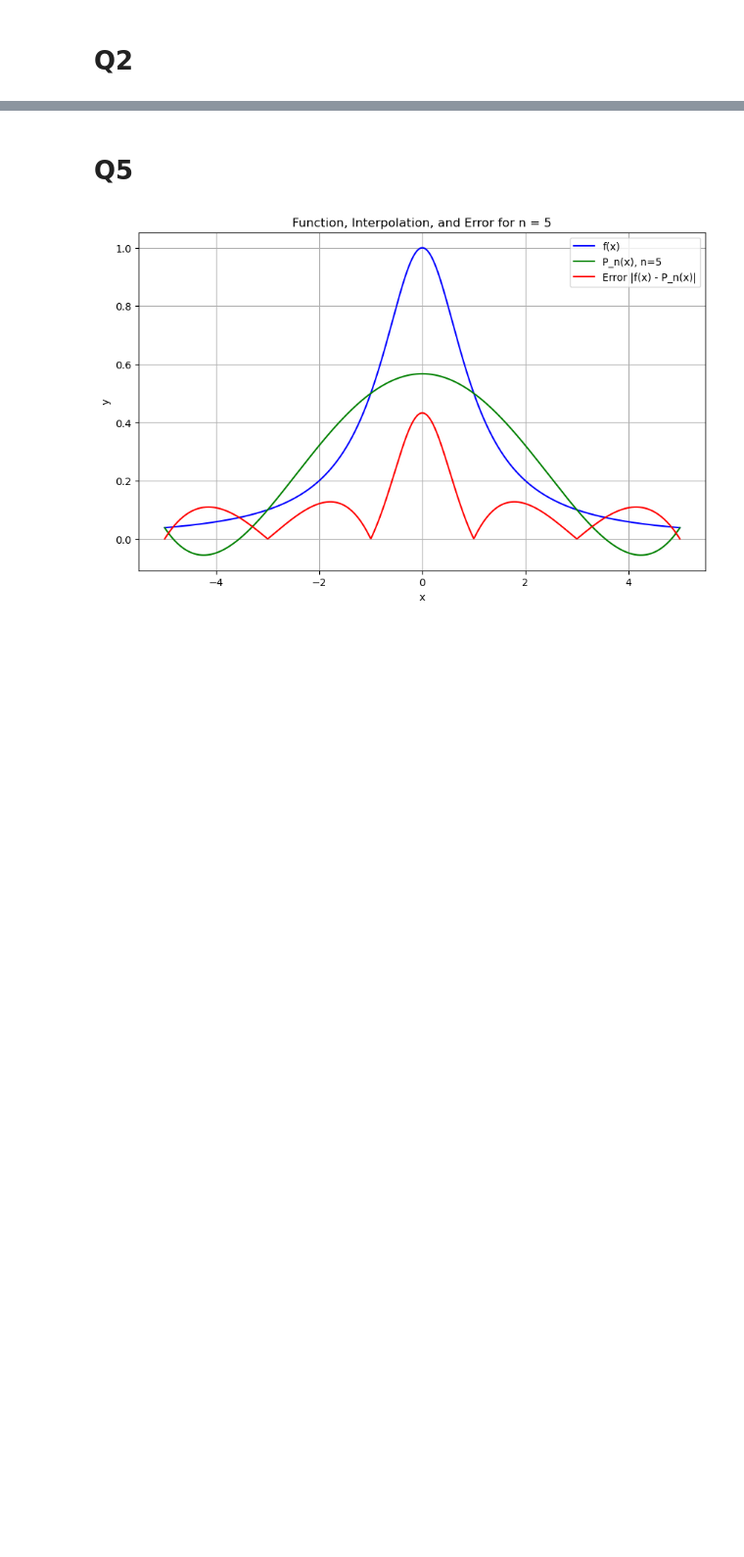
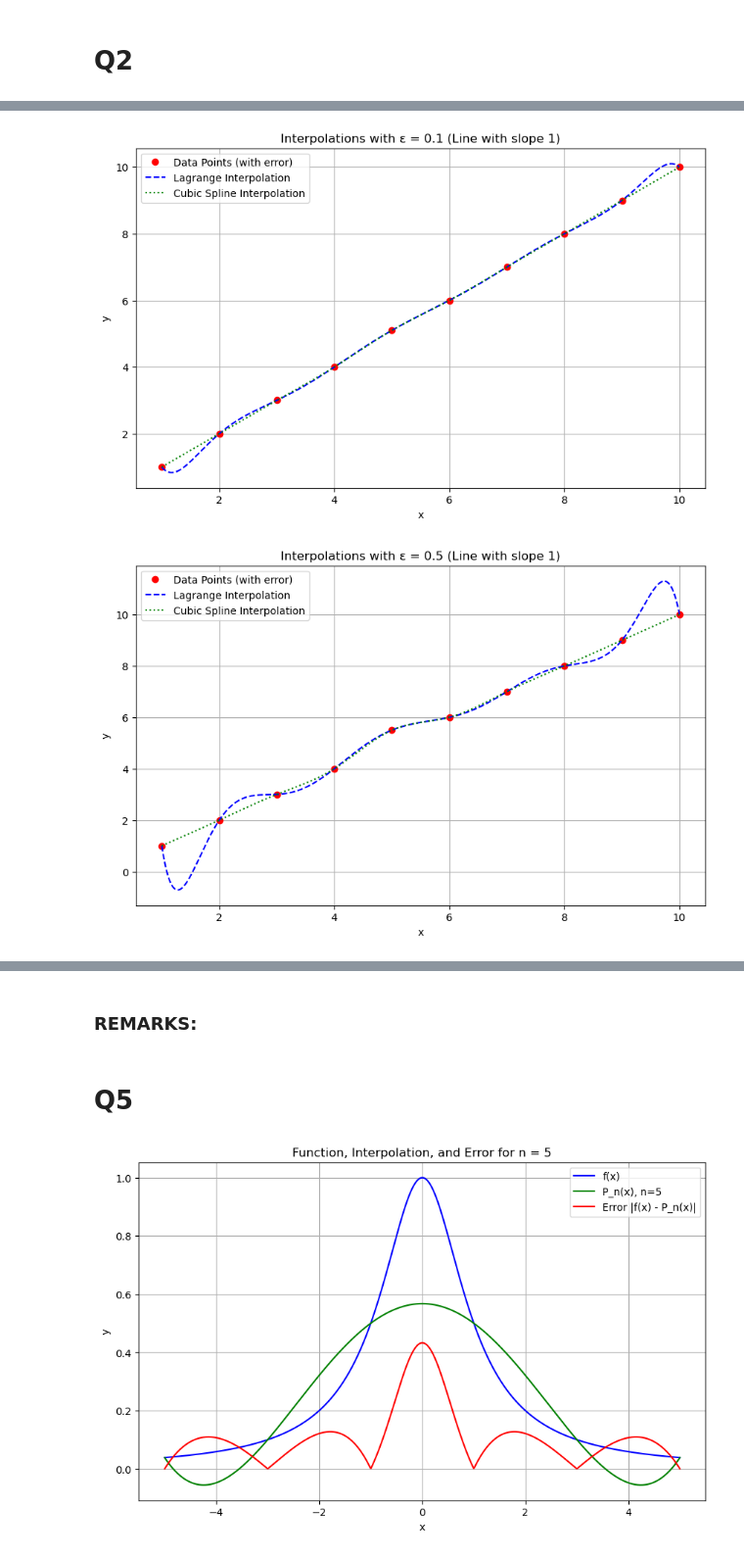
Before and after one commit to atkrish0/numerical-analysis-rbs, a Jupyter notebook: hw3/Atheesh_Krishnan_NA_HW3.ipynb, the cells around one changed output, grey strips where cells are left out. Shown at 98% size. Drawn from its saved outputs; the diff is of its cells as text; code cells hidden in the pictures; blank space fills up the shorter version.

```diff
--- a/hw3/Atheesh_Krishnan_NA_HW3.ipynb
+++ b/hw3/Atheesh_Krishnan_NA_HW3.ipynb
@@ -13,0 +62,36 @@ import numerical_utility as nu
+# %%
+x_points = list(range(1, 11))
+y_points = list(range(1, 11))
+
+epsilons = [0.1, 0.5, 1.0, -1.5]
+
+def plot_interpolations(x_points, y_points, epsilon, title_suffix):
+    y_error = y_points.copy()
+    y_error[4] += epsilon
+
+    xy_points = list(zip(x_points, y_error))
+    x_fine = np.linspace(min(x_points), max(x_points), 1000)
+
+    # lagrange interpolation
+    P_lagrange = [nu.lagrange_interpolation(xy_points, x, len(x_points) - 1) for x in x_fine]
+
+    # cubic spline interpolation
+    a, b, c, d = nu.cubic_spline_interpolation(x_points, y_error)
+    P_spline = [nu.evaluate_spline(x, x_points, a, b, c, d) for x in x_fine]
+
+    plt.figure(figsize=(10, 6))
+    plt.plot(x_points, y_error, 'o', label="Data Points (with error)", color="red")
+    plt.plot(x_fine, P_lagrange, label="Lagrange Interpolation", linestyle="--", color="blue")
+    plt.plot(x_fine, P_spline, label="Cubic Spline Interpolation", linestyle=":", color="green")
+    plt.xlabel("x")
+    plt.ylabel("y")
+    plt.title(f"Interpolations with ε = {epsilon} {title_suffix}")
+    plt.legend()
+    plt.grid(True)
+    plt.show()
+
+for epsilon in epsilons:
+    plot_interpolations(x_points, y_points, epsilon, "(Line with slope 1)")
+# %% [output]
+[figure, added]
+[figure, added]
@@ -14,3 +100,5 @@ import numerical_utility as nu
+# %% [markdown]
+### REMARKS:
 # %% [markdown]
 # Q5
 # %%
```
Also changed, not shown: parts of 10 cells of this notebook, 2 other files.
